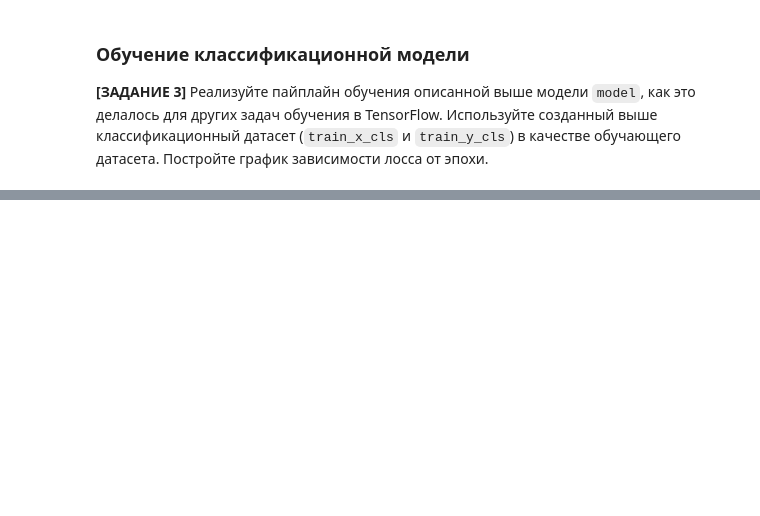
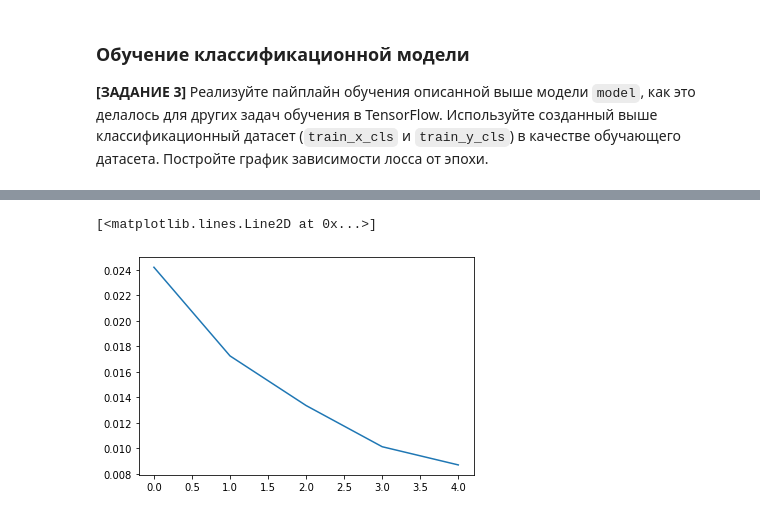
Before and after one commit to vsolodkyi/NeuralNetworks_SkillBox, a Jupyter notebook: module_9/2_RCNN_1.ipynb, the cells around one changed output, grey strips where cells are left out. Saved outputs shown, nothing was run; the diff lists cells and outputs as text; code cells hidden in the pictures; blank space fills up the shorter version.

```diff
--- a/module_9/2_RCNN_1.ipynb
+++ b/module_9/2_RCNN_1.ipynb
@@ -307,3 +307,22 @@ train_x_cls, train_y_cls = gen_classification_ds(train_x_det, train_y_det, inp_s
+# %%
+# Ваш код здесь
+NUM_CLASSES = 11
+IMG_SIZE = 28
+
+model = tf.keras.models.Sequential()
+model.add(tf.keras.layers.Conv2D(filters=32, kernel_size=(5,5), activation='relu', padding='same'))
+model.add(tf.keras.layers.MaxPooling2D(pool_size = (2,2), strides = (2,2), padding='same'))
+model.add(tf.keras.layers.Conv2D(filters=64, kernel_size=(5,5), activation='relu', padding='same'))
+model.add(tf.keras.layers.MaxPooling2D(pool_size= (2,2), strides = (2,2), padding='same'))
+model.add(tf.keras.layers.Conv2D(filters=128, kernel_size=(3,3), activation='relu', padding='same'))
+model.add(tf.keras.layers.MaxPooling2D(pool_size= (2,2), strides = (2,2), padding='same'))
+model.add(tf.keras.layers.Conv2D(filters=128, kernel_size=(3,3), activation='relu', padding='same'))
+model.add(tf.keras.layers.MaxPooling2D(pool_size= (2,2), strides = (2,2), padding='same'))
+
+model.add(tf.keras.layers.Flatten())
+model.add(tf.keras.layers.Dense(128, activation='relu'))
+model.add(tf.keras.layers.Dense(NUM_CLASSES, activation='softmax'))
+#tf.keras.layers.Conv2d(in)
 # %% [markdown]
 ### Обучение классификационной модели
 
@@ -312,0 +330,12 @@ train_x_cls, train_y_cls = gen_classification_ds(train_x_det, train_y_det, inp_s
+# %%
+# Ваш код здесь
+
+NUM_EPOCHS = 5
+NUM_BATCHES = 64
+
+loss = tf.keras.losses.SparseCategoricalCrossentropy(from_logits=False)
+optimizer = tf.keras.optimizers.Adam(learning_rate=5e-4)
+
+model.compile(optimizer=optimizer, loss=loss, metrics=['accuracy'])
+# %%
+hist = model.fit(x=train_x_cls, y=train_y_cls, epochs=NUM_EPOCHS, batch_size=NUM_BATCHES)
@@ -312,0 +354,5 @@ train_x_cls, train_y_cls = gen_classification_ds(train_x_det, train_y_det, inp_s
+# %%
+plt.plot(hist.history['loss'])
+# %% [output]
+[<matplotlib.lines.Line2D at 0x...>]
+[figure, added]
```
Also changed, not shown: parts of 9 cells of this notebook.
